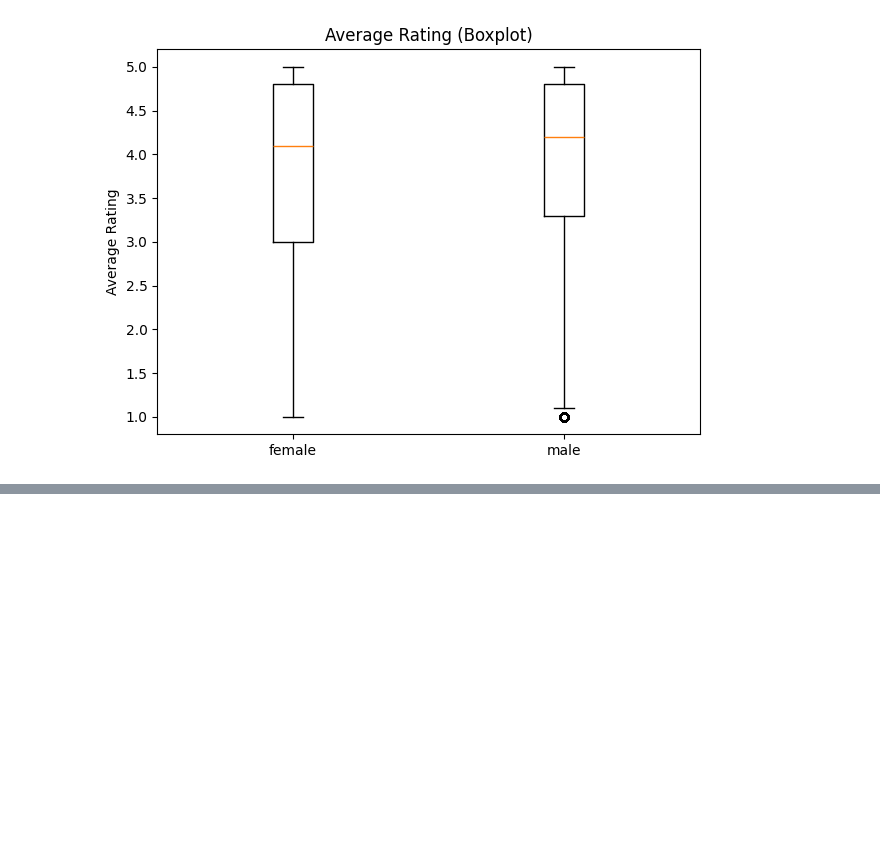
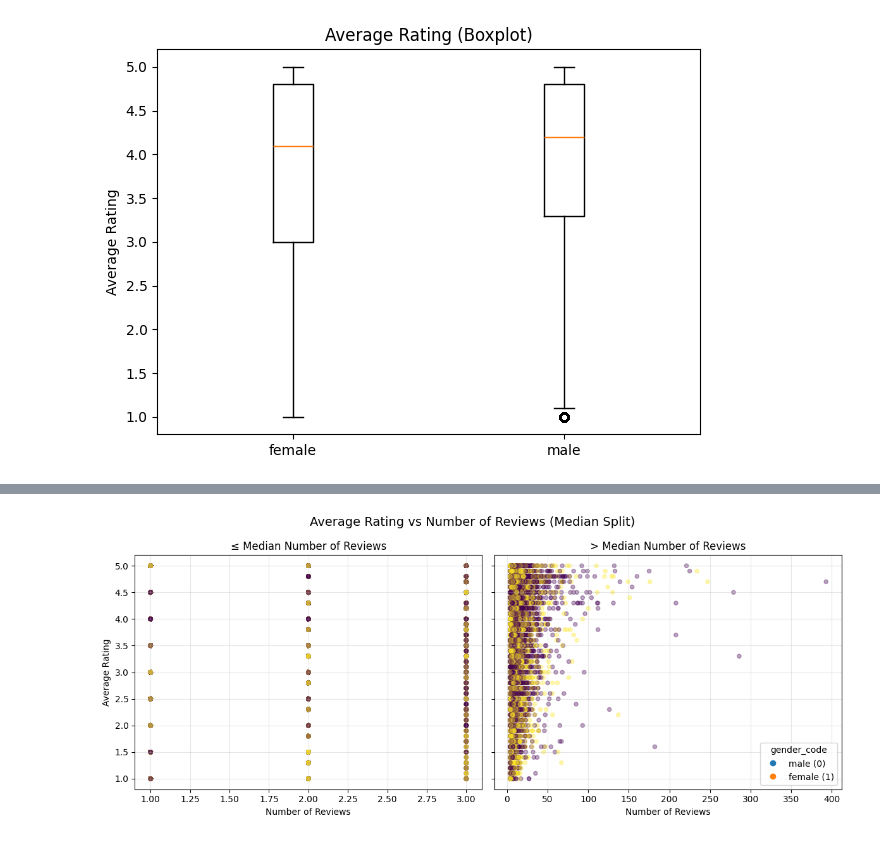
Before and after one commit to paolacalle/ape-capstone, a Jupyter notebook: analysis/q1.ipynb, the cells around one changed output, grey strips where cells are left out. Cells and saved outputs as stored; diff of their text form; code cells hidden in the pictures; blank space fills up the shorter version.

```diff
--- a/analysis/q1.ipynb
+++ b/analysis/q1.ipynb
@@ -112,0 +173,78 @@ plt.show()
+# %%
+import numpy as np
+import matplotlib.pyplot as plt
+
+# Keep only consistent gender rows (male XOR female)
+df_g = df.loc[
+    ((df['male'] == 1) & (df['female'] == 0)) |
+    ((df['male'] == 0) & (df['female'] == 1))
+].copy()
+
+# 0 = male, 1 = female (just be explicit)
+df_g['gender_code'] = np.where(df_g['male'] == 1, 0, 1)
+
+# Median split on num_ratings
+median_n_reviews = df_g['num_ratings'].median()
+df_g['above_number_rating_median'] = (df_g['num_ratings'] > median_n_reviews).astype(int)
+
+# Correct denominator
+n_g = len(df_g)
+pct_above = (df_g['above_number_rating_median'] == 1).mean()
+pct_below = (df_g['above_number_rating_median'] == 0).mean()
+
+print(
+    "=" * 40,
+    f"\nrows in df_g = {n_g}",
+    f"\nmedian num_ratings = {median_n_reviews}",
+    f"\n% above = {pct_above:.2%}",
+    f"\n% below/at = {pct_below:.2%}\n",
+    "=" * 40,
+)
+
+# Choose the rating column name ONCE
+rating_col = "avg_rating"  # change to "average_rating" if that's your actual column
+
+mask_below = df_g['above_number_rating_median'] == 0
+mask_above = df_g['above_number_rating_median'] == 1
+
+fig, axes = plt.subplots(1, 2, figsize=(12, 5), sharey=True)
+
+# ---- Below / at median ----
+axes[0].scatter(
+    df_g.loc[mask_below, 'num_ratings'],
+    df_g.loc[mask_below, rating_col],
+    c=df_g.loc[mask_below, 'gender_code'],
+    alpha=0.35,
+    s=20
+)
+axes[0].set_title('≤ Median Number of Reviews')
+axes[0].set_xlabel('Number of Reviews')
+axes[0].set_ylabel('Average Rating')
+axes[0].grid(True, alpha=0.3)
+
+# ---- Above median ----
+axes[1].scatter(
+    df_g.loc[mask_above, 'num_ratings'],
+    df_g.loc[mask_above, rating_col],
+    c=df_g.loc[mask_above, 'gender_code'],
+    alpha=0.35,
+    s=20
+)
+axes[1].set_title('> Median Number of Reviews')
+axes[1].set_xlabel('Number of Reviews')
+axes[1].grid(True, alpha=0.3)
+
+# --- legend
+
+legend_elems = [
+    Line2D([0], [0], marker='o', color='w', label='male (0)', markerfacecolor='C0', markersize=8),
+    Line2D([0], [0], marker='o', color='w', label='female (1)', markerfacecolor='C1', markersize=8),
+]
+axes[1].legend(handles=legend_elems, title="gender_code", loc="best")
+
+fig.suptitle('Average Rating vs Number of Reviews (Median Split)', fontsize=14)
+plt.tight_layout()
+plt.show()
+
+# no strong monotonic relationship -- aside from variance, so I will not account for this confound
+# %% [output]
@@ -112,0 +257 @@ plt.show()
+[figure, added]
```
Also changed, not shown: parts of 10 cells of this notebook, 3 other files.
